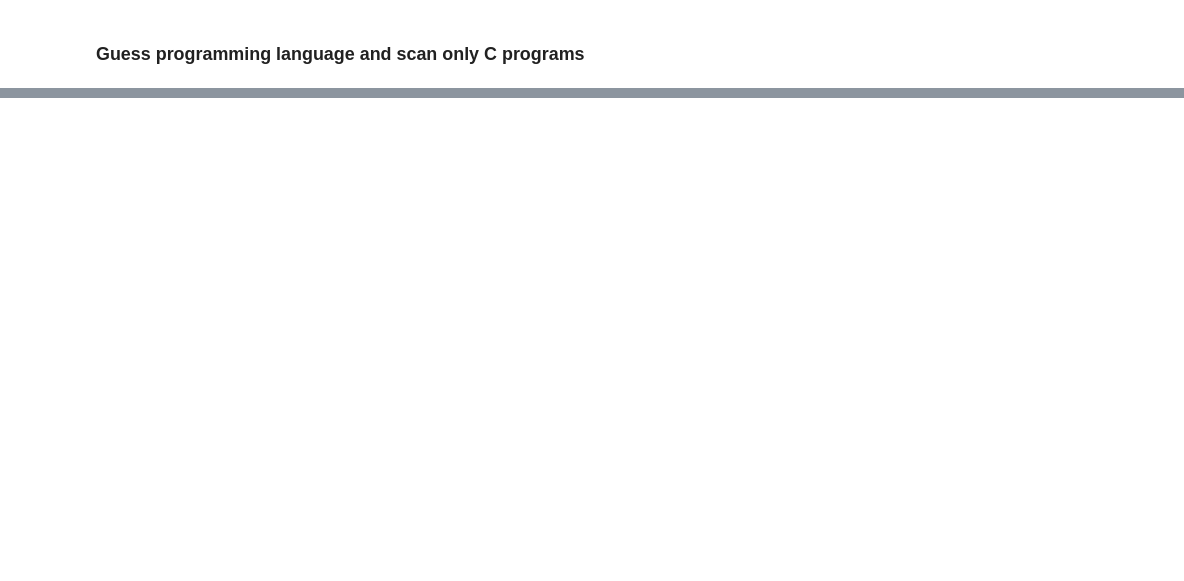
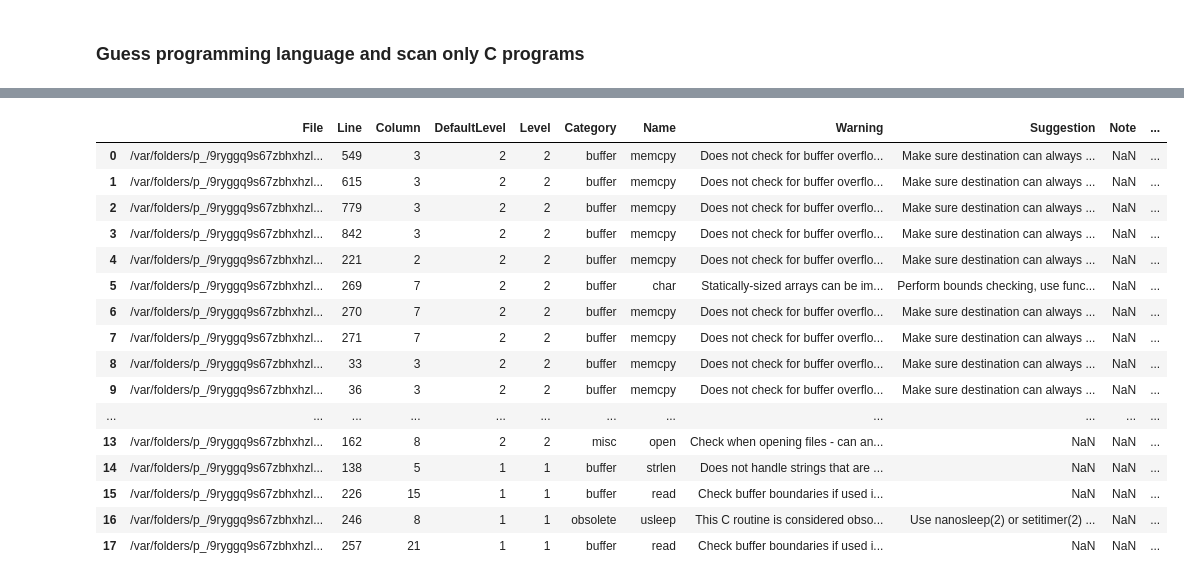
Before and after one commit to SmartSecLab/IoTvulCode, a Jupyter notebook: notebooks/extract-iot.ipynb, the cells around one changed output, grey strips where cells are left out. Cells and saved outputs as stored; diff of their text form; code cells hidden in the pictures; blank space fills up the shorter version.

```diff
--- a/notebooks/extract-iot.ipynb
+++ b/notebooks/extract-iot.ipynb
@@ -195,3 +140,0 @@ guess.language_name(eg_file)
-# %%
-with open(eg_file, 'r') as f:
-    print(guess.language_name(f.read()))
@@ -219,0 +141,40 @@ See 'Secure Programming HOWTO'
+# %%
+def check_internet(url):
+    response = requests.get(url)
+    return True if response.status_code < 400 else False
+
+
+def retrieve_zip(url):
+    """ Fetching list of C/C++ files from zip file of the project url.
+    """
+    if check_internet(url):
+        r = requests.get(url)
+        # BytesIO keeps the file in memory
+        return ZipFile(io.BytesIO(r.content))
+    else:
+        print('Internet is not working!')
+        return None
+
+
+def guess_pl(file, zip_obj=None):
+    """ guess programming language of the input file.
+    """
+    guess = Guess()
+    if zip_obj is not None:
+        # extract a specific file from the zip container
+        with zip_obj.open(file, 'r') as f:
+            lang = guess.language_name(f.read())
+    else:
+        with open(file, 'r', encoding= 'unicode_escape') as f:
+            lang = guess.language_name(f.read())
+    return lang
+
+# # Example code:
+# file = '../data/projects/contiki-2.4/tools/tunslip.c'
+# path = '../data/projects/contiki-2.4/tools/'
+# # cmd = 'flawfinder --csv --inputs ' + path + ' >> output.csv'
+# cmd = 'flawfinder --csv --inputs ' + path
+# process = subprocess.Popen(cmd,  shell=True, stdout=subprocess.PIPE)
+# output = process.stdout.read()
+# df=pd.read_csv(StringIO(str(output,'utf-8')))
+# df.head()
@@ -219,0 +244,20 @@ See 'Secure Programming HOWTO'
+# %%
+df_composite.reset_index(drop=True)
+# %% [output]
+|  | File | Line | Column | DefaultLevel | Level | Category | Name | Warning | Suggestion | Note | ... |
+| 0 | /var/folders/p_/9ryggq9s67zbhxhzl... | 549 | 3 | 2 | 2 | buffer | memcpy | Does not check for buffer overflo... | Make sure destination can always ... | NaN | ... |
+| 1 | /var/folders/p_/9ryggq9s67zbhxhzl... | 615 | 3 | 2 | 2 | buffer | memcpy | Does not check for buffer overflo... | Make sure destination can always ... | NaN | ... |
+| 2 | /var/folders/p_/9ryggq9s67zbhxhzl... | 779 | 3 | 2 | 2 | buffer | memcpy | Does not check for buffer overflo... | Make sure destination can always ... | NaN | ... |
+| 3 | /var/folders/p_/9ryggq9s67zbhxhzl... | 842 | 3 | 2 | 2 | buffer | memcpy | Does not check for buffer overflo... | Make sure destination can always ... | NaN | ... |
+| 4 | /var/folders/p_/9ryggq9s67zbhxhzl... | 221 | 2 | 2 | 2 | buffer | memcpy | Does not check for buffer overflo... | Make sure destination can always ... | NaN | ... |
+| 5 | /var/folders/p_/9ryggq9s67zbhxhzl... | 269 | 7 | 2 | 2 | buffer | char | Statically-sized arrays can be im... | Perform bounds checking, use func... | NaN | ... |
+| 6 | /var/folders/p_/9ryggq9s67zbhxhzl... | 270 | 7 | 2 | 2 | buffer | memcpy | Does not check for buffer overflo... | Make sure destination can always ... | NaN | ... |
+| 7 | /var/folders/p_/9ryggq9s67zbhxhzl... | 271 | 7 | 2 | 2 | buffer | memcpy | Does not check for buffer overflo... | Make sure destination can always ... | NaN | ... |
+| 8 | /var/folders/p_/9ryggq9s67zbhxhzl... | 33 | 3 | 2 | 2 | buffer | memcpy | Does not check for buffer overflo... | Make sure destination can always ... | NaN | ... |
+| 9 | /var/folders/p_/9ryggq9s67zbhxhzl... | 36 | 3 | 2 | 2 | buffer | memcpy | Does not check for buffer overflo... | Make sure destination can always ... | NaN | ... |
+| ... | ... | ... | ... | ... | ... | ... | ... | ... | ... | ... | ... |
+| 13 | /var/folders/p_/9ryggq9s67zbhxhzl... | 162 | 8 | 2 | 2 | misc | open | Check when opening files - can an... | NaN | NaN | ... |
+| 14 | /var/folders/p_/9ryggq9s67zbhxhzl... | 138 | 5 | 1 | 1 | buffer | strlen | Does not handle strings that are ... | NaN | NaN | ... |
+| 15 | /var/folders/p_/9ryggq9s67zbhxhzl... | 226 | 15 | 1 | 1 | buffer | read | Check buffer boundaries if used i... | NaN | NaN | ... |
+| 16 | /var/folders/p_/9ryggq9s67zbhxhzl... | 246 | 8 | 1 | 1 | obsolete | usleep | This C routine is considered obso... | Use nanosleep(2) or setitimer(2) ... | NaN | ... |
+| 17 | /var/folders/p_/9ryggq9s67zbhxhzl... | 257 | 21 | 1 | 1 | buffer | read | Check buffer boundaries if used i... | NaN | NaN | ... |
```
Also changed, not shown: parts of 14 cells of this notebook, 3 other files.
